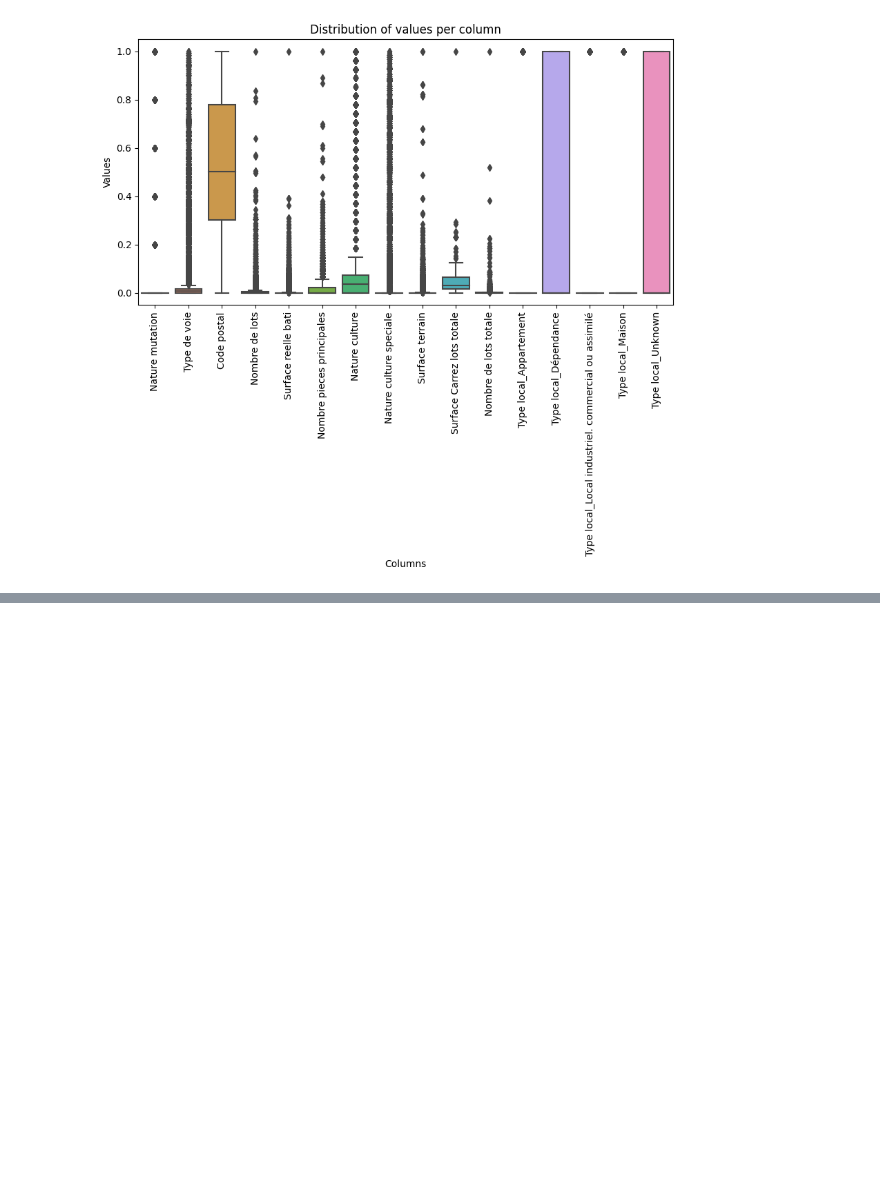
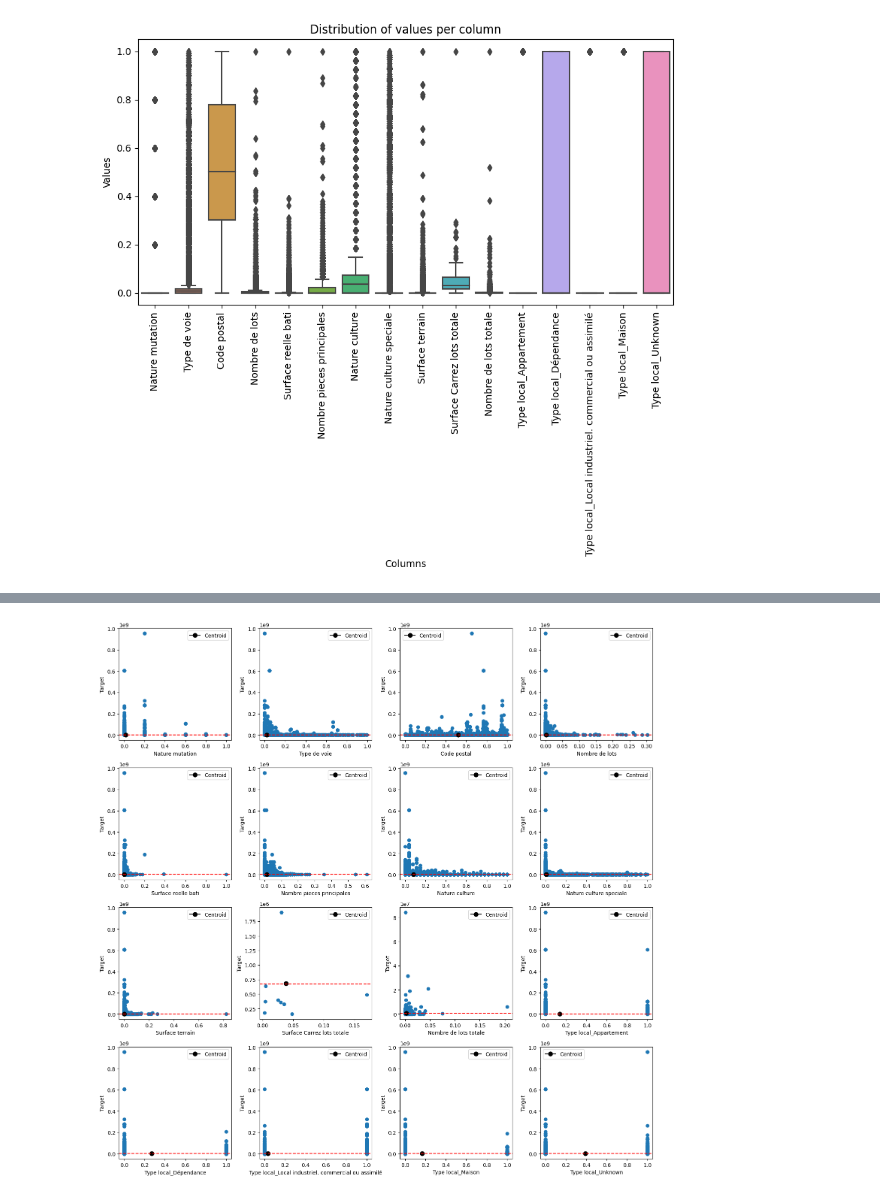
Before and after one commit to PaulZaman/HousePricing, a Jupyter notebook: DataAnalysis.ipynb, the cells around one changed output, grey strips where cells are left out. Cells and saved outputs as stored; diff of their text form; code cells hidden in the pictures; blank space fills up the shorter version.

```diff
--- a/DataAnalysis.ipynb
+++ b/DataAnalysis.ipynb
@@ -75,0 +88,30 @@ plt.show()
+# %%
+sample = x.sample(frac=0.1, random_state=0)
+
+num_cols = len(sample.columns)
+num_rows = (num_cols + 1) // 4  # Calculate the number of rows based on the number of columns
+
+fig, axes = plt.subplots(nrows=num_rows, ncols=4, figsize=(15, 15))
+
+for i, col in enumerate(sample.columns):
+    ax = axes[i // 4, i % 4]
+    ax.scatter(sample[col], y.loc[sample.index])
+
+    # Plot the mean/centroid
+    centroid_x = sample[col].mean()
+    centroid_y = y.loc[sample.index].mean()
+    ax.plot(centroid_x, centroid_y, marker='o', markersize=8, color='black', label='Centroid')
+
+    ax.axhline(y.mean().item(), color='red', linestyle='--')  # Add mean line
+    ax.set_xlabel(col)
+    ax.set_ylabel('Target')
+    ax.legend()
+
+# Hide empty subplots if the number of columns is odd
+if num_cols % 2 != 0:
+    axes[-1, -1].axis('off')
+
+plt.tight_layout()
+plt.show()
+# %% [output]
+[figure, added]
```
Also changed, not shown: parts of 14 cells of this notebook, 1 other file.
